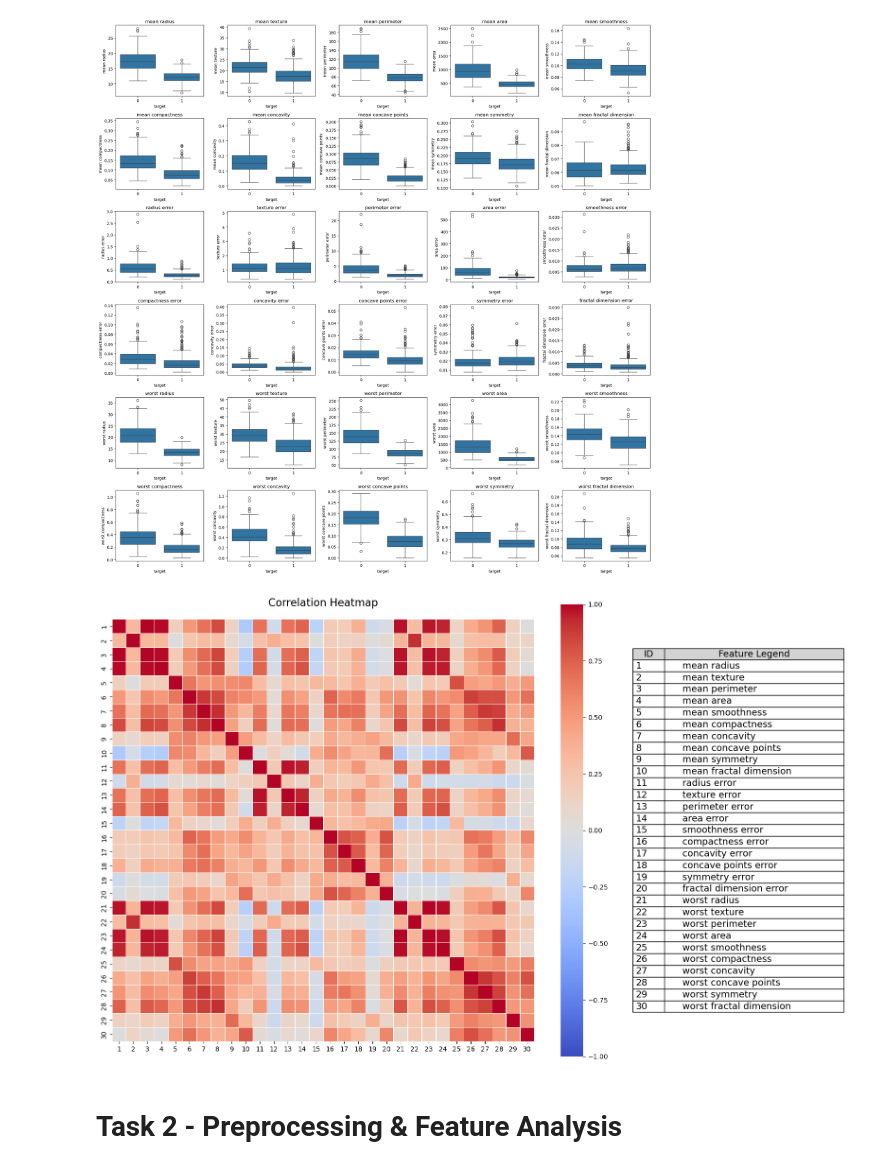
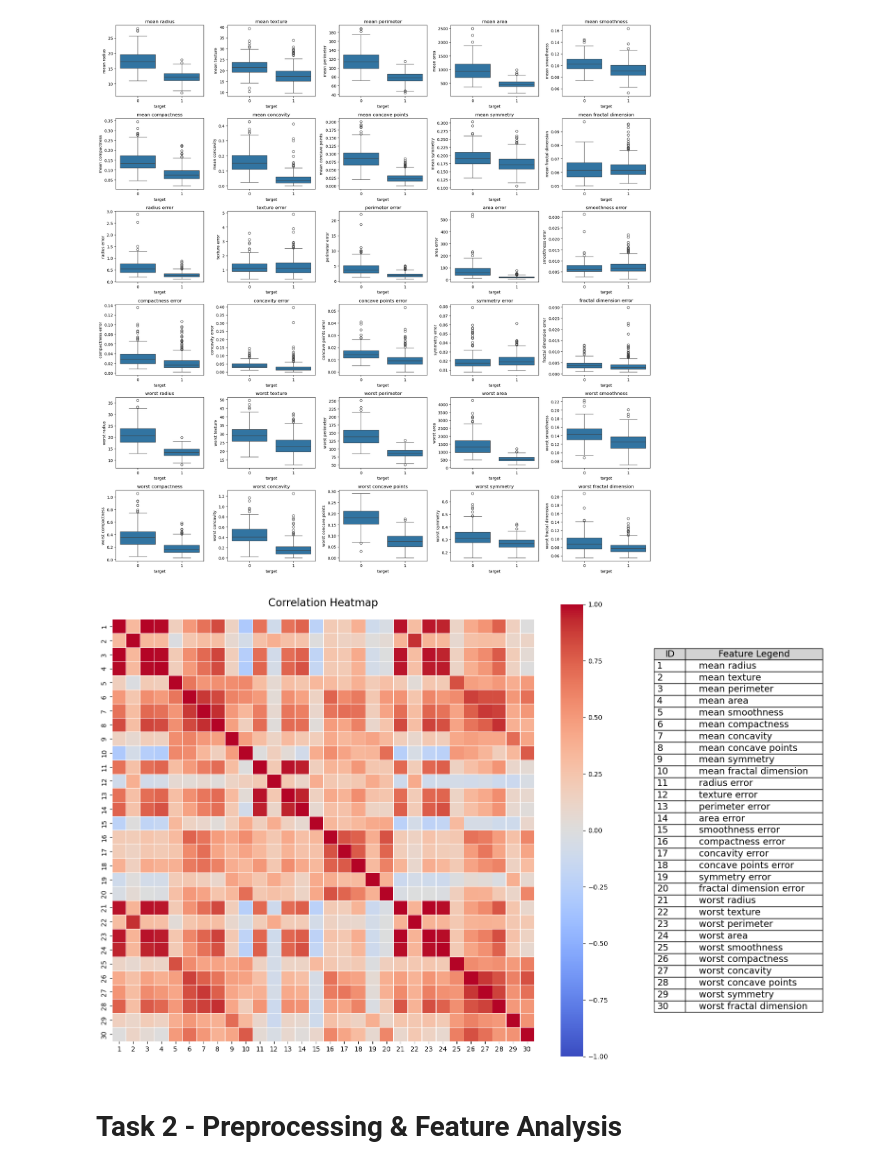
Before and after one commit to Joaomuianga/ML-team-collaboration, a Jupyter notebook: 2_SupervisedLearning/notebooks/1_Preprocessing.ipynb, the cells around one changed output. Drawn from its saved outputs; the diff is of its cells as text; code cells hidden in the pictures.

```diff
--- a/2_SupervisedLearning/notebooks/1_Preprocessing.ipynb
+++ b/2_SupervisedLearning/notebooks/1_Preprocessing.ipynb
@@ -149,34 +149,34 @@ fig, (ax_heatmap, ax_legend) = plt.subplots(1, 2, figsize=(16, 10), gridspec_kw=
 
 sns.heatmap(
     corr_matrix,
     cmap='coolwarm',          # Red for positive, blue for negative correlations
     vmax=1.0, vmin=-1.0,      # Fix the range of the color scale
     center=0,                 # The white will be exactly at 0 (no correlation)
     annot=False,              # False to not show the 900 numbers
     square=True,              # Makes each cell square
     linewidths=.5,            # Small line of separation between cells
     xticklabels=list(dict_features.keys()),
     yticklabels=list(dict_features.keys()),
     ax = ax_heatmap
 )
 
 ax_heatmap.set_title('Correlation Heatmap', fontsize=16, pad=20)
 ax_legend.axis('off')  # Hide the axis for the legend
 legend = ax_legend.table(
     cellText=[[key, value] for key, value in dict_features.items()],
     colLabels=["ID", "Feature Legend"],
     loc='center',
     cellLoc='left',
     colColours=["lightgrey", "lightgrey"],
-    colWidths=[0.15, 0.85]
+    colWidths=[0.15, 0.65]
 )
 legend.auto_set_font_size(False)
 legend.set_fontsize(14)
 legend.scale(1, 1.2)  # Scale the legend for better readability
 
 plt.tight_layout()
 plt.show()
 # %% [output]
-[figure, old version]
+[figure, new version]
 # %% [markdown]
 # Task 2 - Preprocessing & Feature Analysis
```
